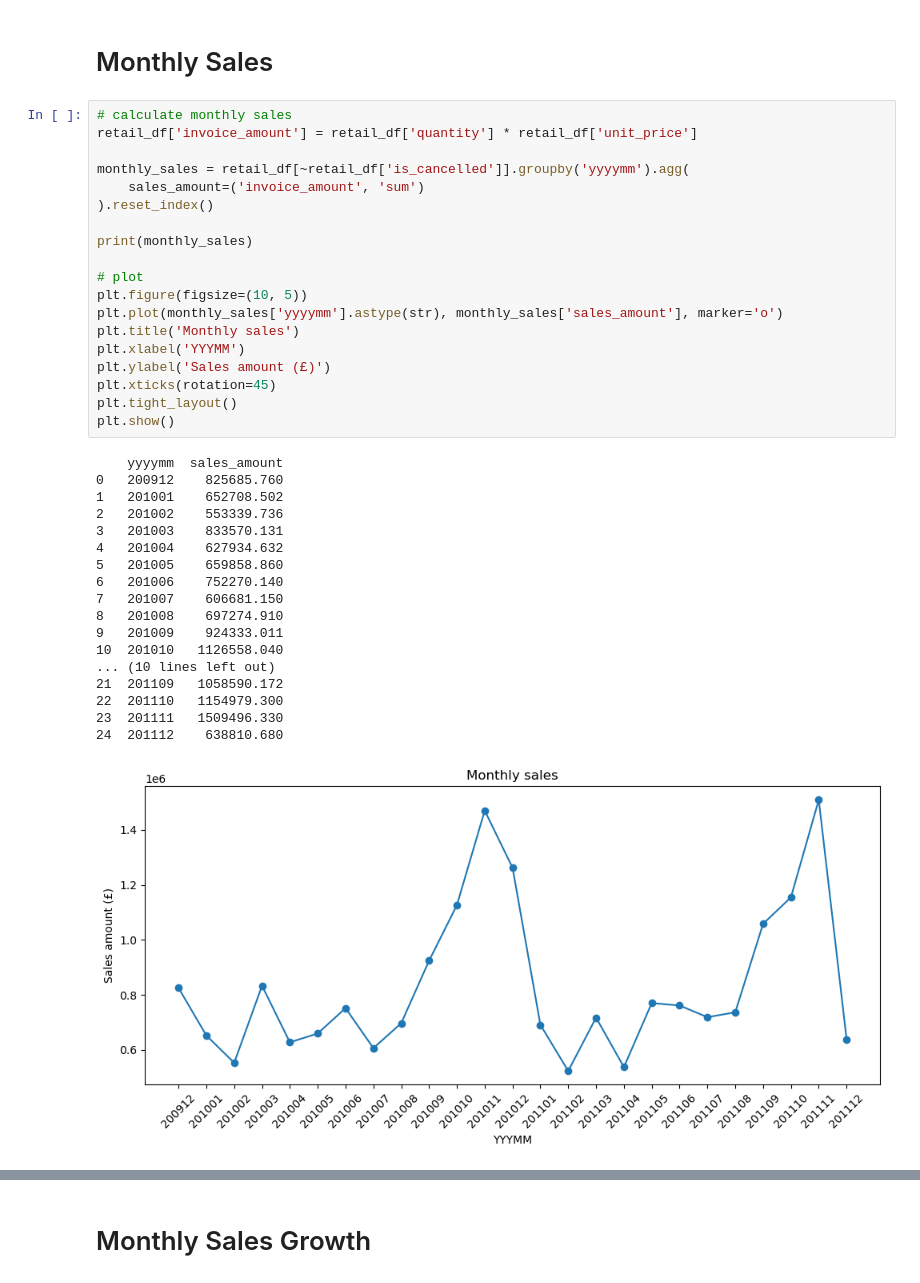
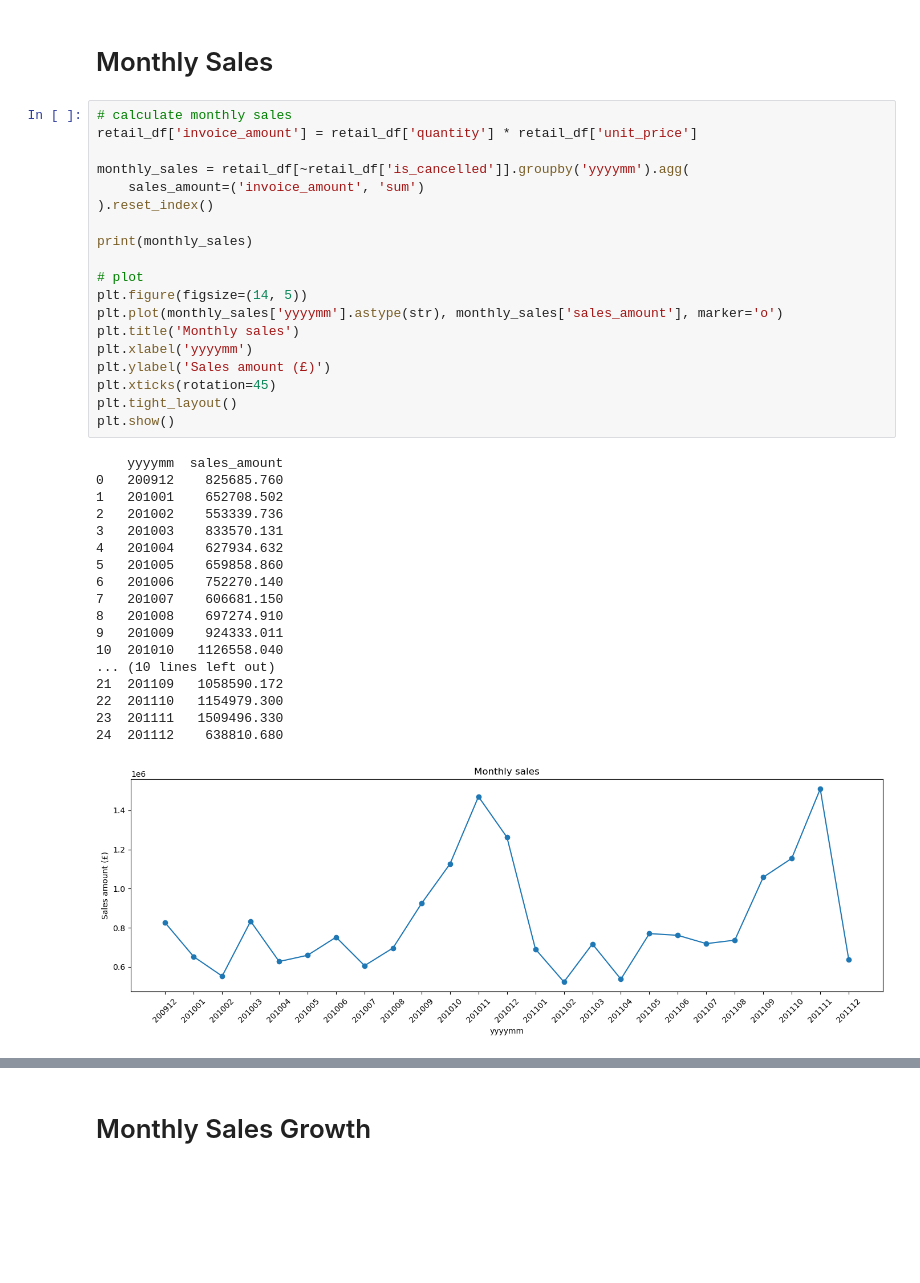
Before and after one commit to jarviscanada/jarvis_data_eng_WilsonVuu, a Jupyter notebook: python_data_analytics/python_data_wrangling/retail_data_analytics_wrangling.ipynb, the cells around one changed output, grey strips where cells are left out. Cells and saved outputs as stored; diff of their text form; blank space fills up the shorter version.

```diff
--- a/python_data_analytics/python_data_wrangling/retail_data_analytics_wrangling.ipynb
+++ b/python_data_analytics/python_data_wrangling/retail_data_analytics_wrangling.ipynb
@@ -180,36 +180,36 @@ monthly_sales = retail_df[~retail_df['is_cancelled']].groupby('yyyymm').agg(
     sales_amount=('invoice_amount', 'sum')
 ).reset_index()
 
 print(monthly_sales)
 
 # plot
-plt.figure(figsize=(10, 5))
+plt.figure(figsize=(14, 5))
 plt.plot(monthly_sales['yyyymm'].astype(str), monthly_sales['sales_amount'], marker='o')
 plt.title('Monthly sales')
-plt.xlabel('YYYMM')
+plt.xlabel('yyyymm')
 plt.ylabel('Sales amount (£)')
 plt.xticks(rotation=45)
 plt.tight_layout()
 plt.show()
 # %% [output]
     yyyymm  sales_amount
 0   200912    825685.760
 1   201001    652708.502
 2   201002    553339.736
 3   201003    833570.131
 4   201004    627934.632
 5   201005    659858.860
 6   201006    752270.140
 7   201007    606681.150
 8   201008    697274.910
 9   201009    924333.011
 10  201010   1126558.040
 ... (10 lines left out)
 21  201109   1058590.172
 22  201110   1154979.300
 23  201111   1509496.330
 24  201112    638810.680
-[figure, old version]
+[figure, new version]
 # %%
 #cumulative revenue -> show impact of monthly sales on total revunue
 
```
Also changed, not shown: parts of 15 cells of this notebook.
